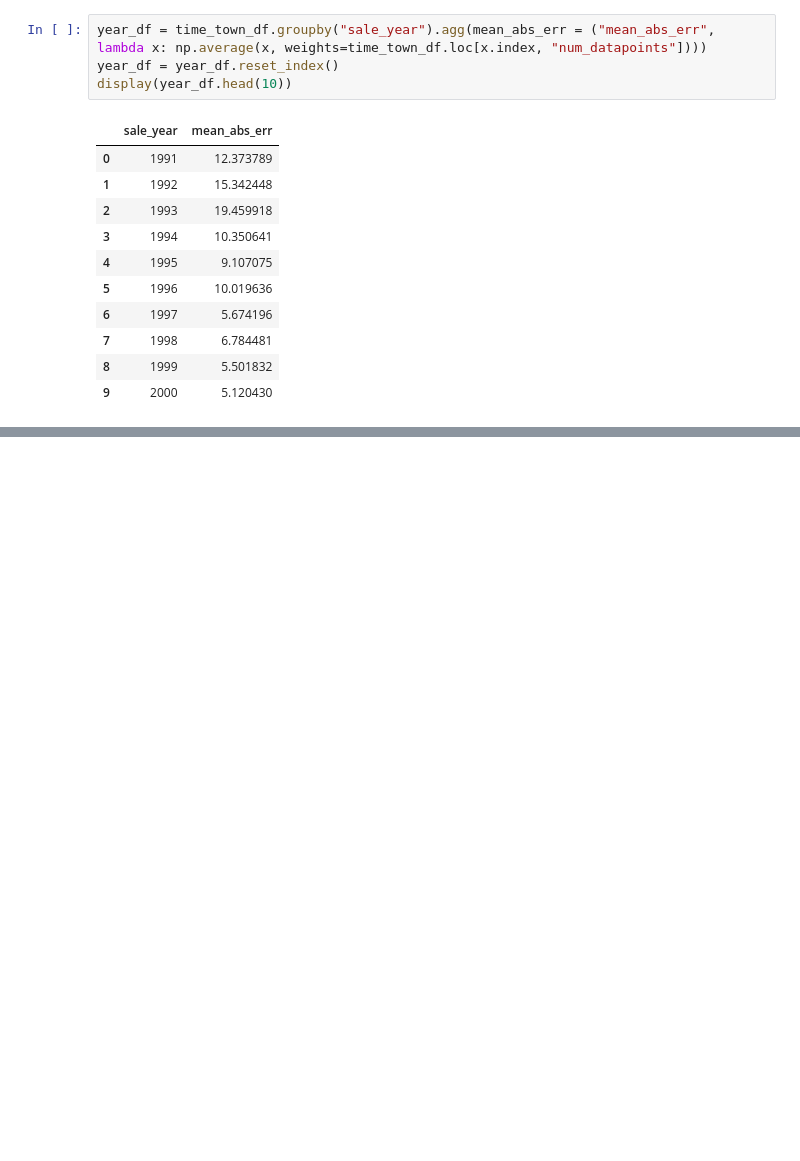
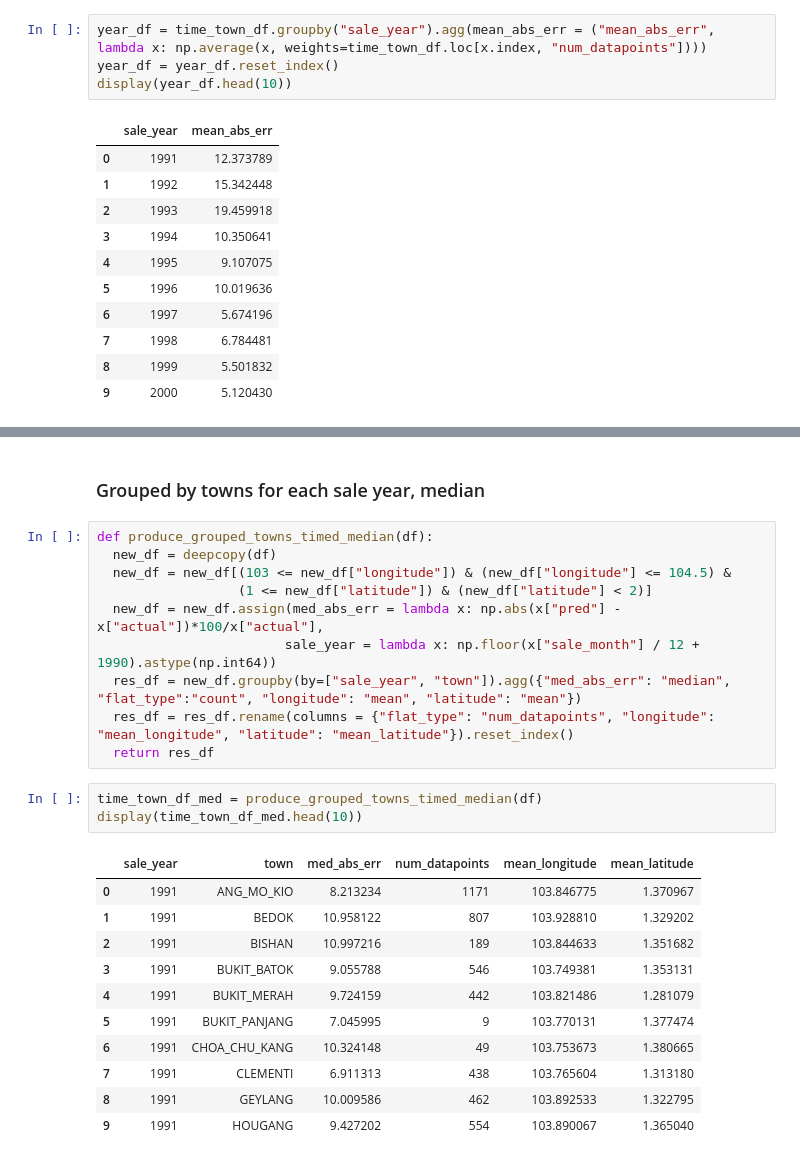
Before and after one commit to wilsonwid/cs3244-pg26, a Jupyter notebook: evaluations/rolling-knn-regressor/knnregressor-analysis.ipynb, the cells around one changed output, grey strips where cells are left out. Saved outputs shown, nothing was run; the diff lists cells and outputs as text; blank space fills up the shorter version.

```diff
--- a/evaluations/rolling-knn-regressor/knnregressor-analysis.ipynb
+++ b/evaluations/rolling-knn-regressor/knnregressor-analysis.ipynb
@@ -239,0 +312,27 @@ mape_time_town.write_html("knnregressor-mape-time-town.html")
+# %% [markdown]
+### Grouped by towns for each sale year, median
+# %%
+def produce_grouped_towns_timed_median(df):
+  new_df = deepcopy(df)
+  new_df = new_df[(103 <= new_df["longitude"]) & (new_df["longitude"] <= 104.5) &
+                  (1 <= new_df["latitude"]) & (new_df["latitude"] < 2)]
+  new_df = new_df.assign(med_abs_err = lambda x: np.abs(x["pred"] - x["actual"])*100/x["actual"],
+                        sale_year = lambda x: np.floor(x["sale_month"] / 12 + 1990).astype(np.int64))
+  res_df = new_df.groupby(by=["sale_year", "town"]).agg({"med_abs_err": "median", "flat_type":"count", "longitude": "mean", "latitude": "mean"})
+  res_df = res_df.rename(columns = {"flat_type": "num_datapoints", "longitude": "mean_longitude", "latitude": "mean_latitude"}).reset_index()
+  return res_df
+# %%
+time_town_df_med = produce_grouped_towns_timed_median(df)
+display(time_town_df_med.head(10))
+# %% [output]
+|  | sale_year | town | med_abs_err | num_datapoints | mean_longitude | mean_latitude |
+| 0 | 1991 | ANG_MO_KIO | 8.213234 | 1171 | 103.846775 | 1.370967 |
+| 1 | 1991 | BEDOK | 10.958122 | 807 | 103.928810 | 1.329202 |
+| 2 | 1991 | BISHAN | 10.997216 | 189 | 103.844633 | 1.351682 |
+| 3 | 1991 | BUKIT_BATOK | 9.055788 | 546 | 103.749381 | 1.353131 |
+| 4 | 1991 | BUKIT_MERAH | 9.724159 | 442 | 103.821486 | 1.281079 |
+| 5 | 1991 | BUKIT_PANJANG | 7.045995 | 9 | 103.770131 | 1.377474 |
+| 6 | 1991 | CHOA_CHU_KANG | 10.324148 | 49 | 103.753673 | 1.380665 |
+| 7 | 1991 | CLEMENTI | 6.911313 | 438 | 103.765604 | 1.313180 |
+| 8 | 1991 | GEYLANG | 10.009586 | 462 | 103.892533 | 1.322795 |
+| 9 | 1991 | HOUGANG | 9.427202 | 554 | 103.890067 | 1.365040 |
```
Also changed, not shown: parts of 14 cells of this notebook, 17 other files.
